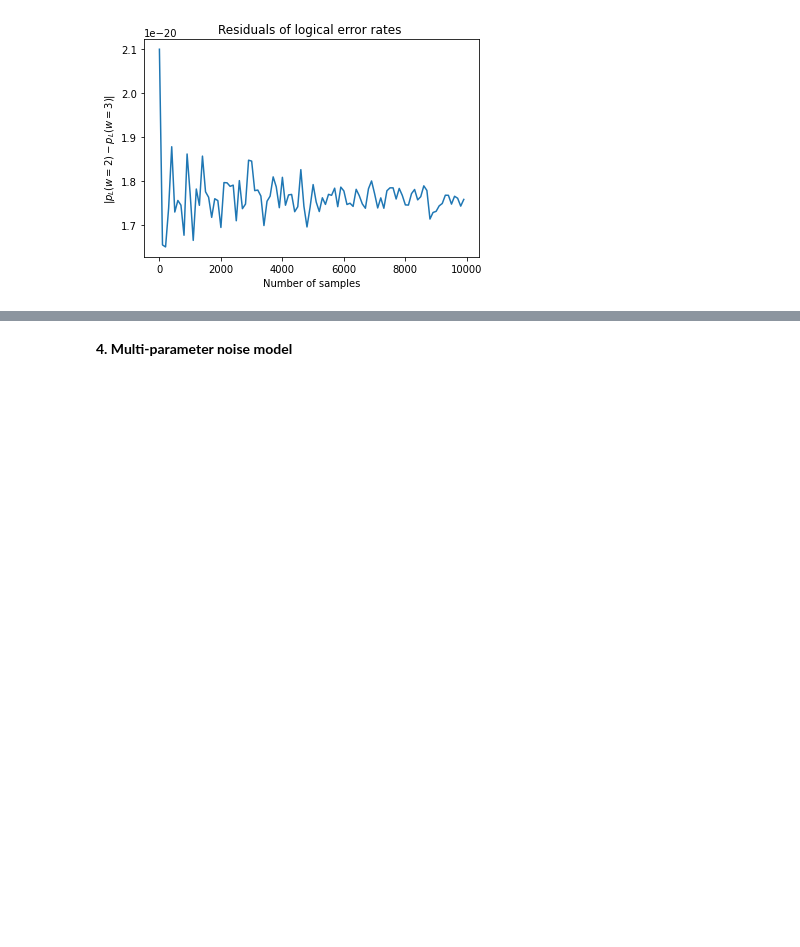
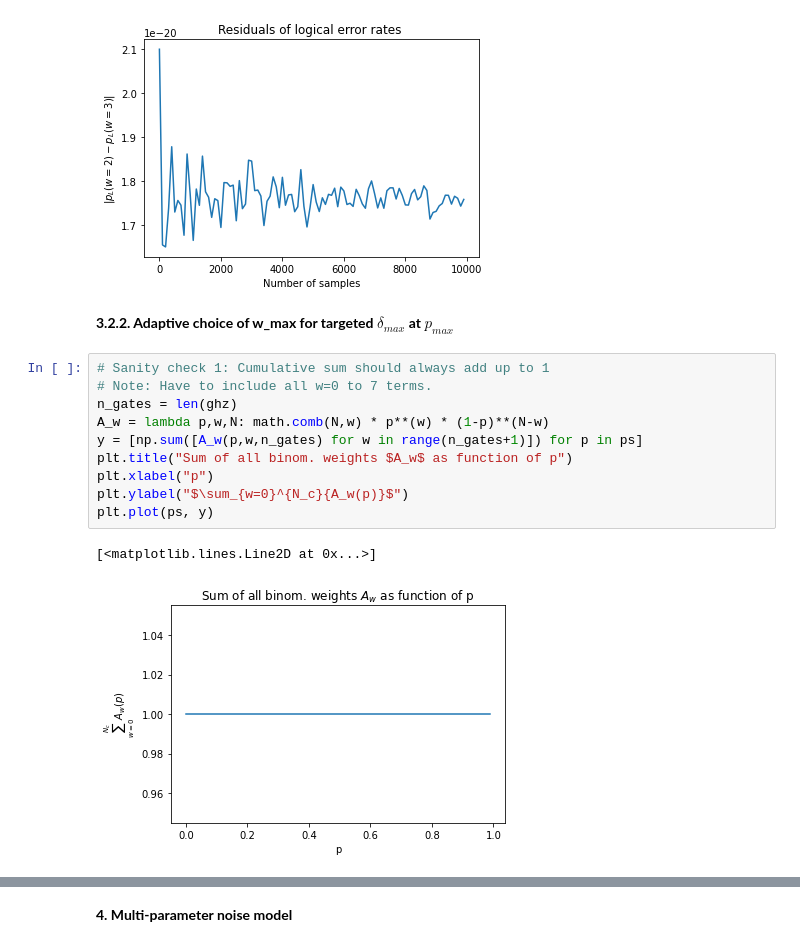
Before and after one commit to dpwinter/PECOS_WS_solutions, a Jupyter notebook: subset_sampling.ipynb, the cells around one changed output, grey strips where cells are left out. Drawn from its saved outputs; the diff is of its cells as text; blank space fills up the shorter version.

Commit message:
Added adaptive weight selection, changed 3.2, TODO: Multi-param model

```diff
--- a/subset_sampling.ipynb
+++ b/subset_sampling.ipynb
@@ -430,3 +429,18 @@ CPU times: user 1min 8s, sys: 585 ms, total: 1min 9s
 Wall time: 1min 8s
 [<matplotlib.lines.Line2D at 0x...>]
 [figure]
+# %% [markdown]
+**3.2.2. Adaptive choice of w_max for targeted $\delta_{max}$ at $p_{max}$**
+# %%
+# Sanity check 1: Cumulative sum should always add up to 1
+# Note: Have to include all w=0 to 7 terms.
+n_gates = len(ghz)
+A_w = lambda p,w,N: math.comb(N,w) * p**(w) * (1-p)**(N-w)
+y = [np.sum([A_w(p,w,n_gates) for w in range(n_gates+1)]) for p in ps]
+plt.title("Sum of all binom. weights $A_w$ as function of p")
+plt.xlabel("p")
+plt.ylabel("$\sum_{w=0}^{N_c}{A_w(p)}$")
+plt.plot(ps, y)
+# %% [output]
+[<matplotlib.lines.Line2D at 0x...>]
+[figure, added]
```
Also changed, not shown: parts of 6 cells of this notebook.
